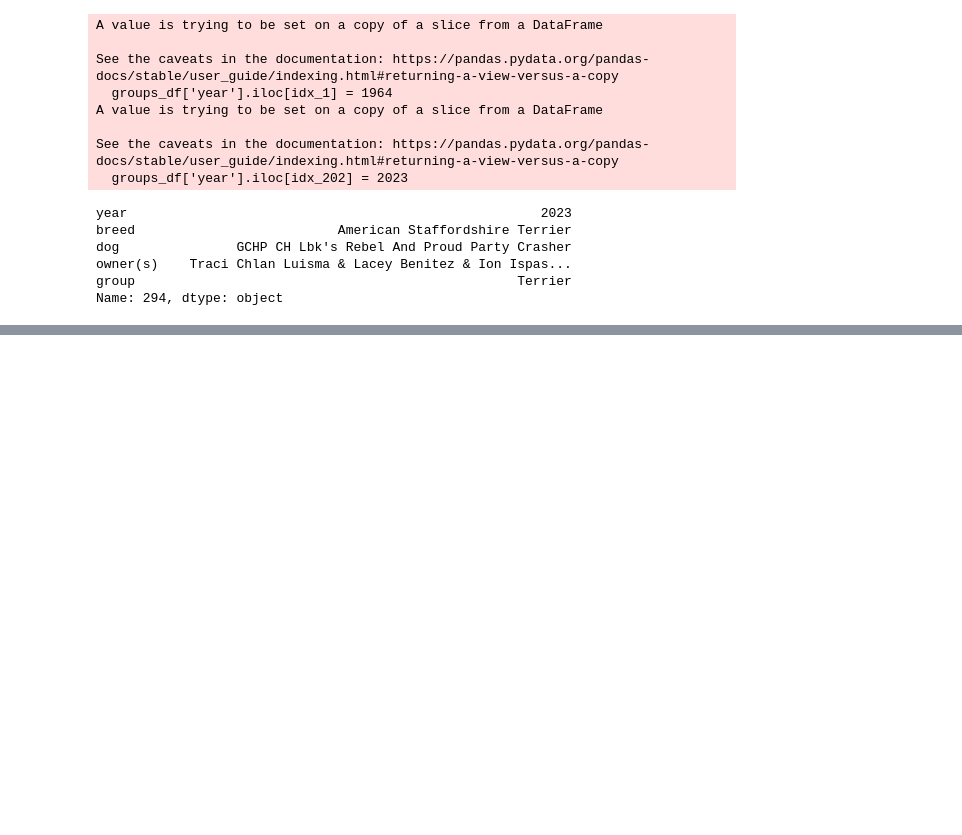
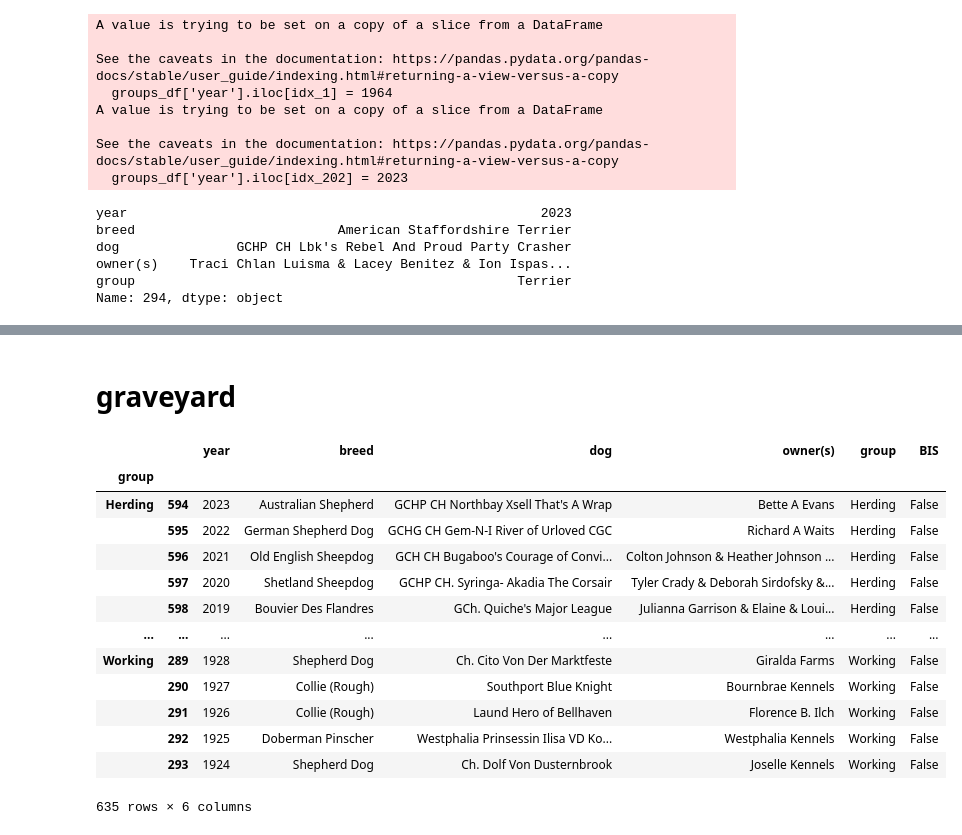
Before and after one commit to freudiandrip/WKC, a Jupyter notebook: WKC_merged.ipynb, the cells around one changed output, grey strips where cells are left out. Saved outputs shown, nothing was run; the diff lists cells and outputs as text; code cells hidden in the pictures; blank space fills up the shorter version.

Commit message:
cleaned, merged, standardized groups to CONSISTENT length

```diff
--- a/WKC_merged.ipynb
+++ b/WKC_merged.ipynb
@@ -74,0 +75,4 @@ BIS_sliced.head()
+# %%
+# merging
+merged_df = pd.merge(groups_df, ref_df, left_on=['year', 'breed'], right_on=['year', 'breed'], how='outer')
+merged_df['BIS'] = merged_df['BIS'].fillna(False)
@@ -74,0 +90,24 @@ BIS_sliced.head()
+# %%
+# locate and manually clean
+patterns = ['^[Ss]porting',
+            '^[Tt]errier',
+            '^[Hh]ound',
+            '^[Hh]ound',
+            '^[Hh]erding'
+           ]
+
+years = [1974, 2006, 2008, 2015, 2017]
+
+index_list = []
+
+for i in range(len(years)):
+    pattern = patterns[i]
+    year = years[i]
+
+    group = merged_df.loc[(merged_df['year'] == year) & (merged_df['group']
+                                                 .str
+                                                 .contains(pattern, regex=True)
+                                                )]
+    dog_i = group.index[0]
+    index_list.append(dog_i)
+    merged_df['BIS'].iloc[dog_i] = True # rewrite @ index
@@ -74,0 +137,10 @@ BIS_sliced.head()
+# %%
+
+# check for rewrite @ index
+# print(index_list)
+# for i in index_list:
+#     pp.pprint(merged_df.iloc[i])
+
+# remove 5 tail end values - DO NOT RUN MORE THAN ONCE.
+merged_df.drop(merged_df.tail(5).index, inplace=True)
+merged_df
@@ -74,0 +230,2 @@ BIS_sliced.head()
+# %% [markdown]
+# graveyard
@@ -75 +234,19 @@ BIS_sliced.head()
+# %%
+grouped_df = merged_df.groupby('group', group_keys=True).apply(lambda x: x)
+grouped_df
+# %% [output]
+|  |  | year | breed | dog | owner(s) | group | BIS |
+| group |  |  |  |  |  |  |  |
+| Herding | 594 | 2023 | Australian Shepherd | GCHP CH Northbay Xsell That's A Wrap | Bette A Evans | Herding | False |
+|  | 595 | 2022 | German Shepherd Dog | GCHG CH Gem-N-I River of Urloved CGC | Richard A Waits | Herding | False |
+|  | 596 | 2021 | Old English Sheepdog | GCH CH Bugaboo's Courage of Convi... | Colton Johnson & Heather Johnson ... | Herding | False |
+|  | 597 | 2020 | Shetland Sheepdog | GCHP CH. Syringa- Akadia The Corsair | Tyler Crady & Deborah Sirdofsky &... | Herding | False |
+|  | 598 | 2019 | Bouvier Des Flandres | GCh. Quiche's Major League | Julianna Garrison & Elaine & Loui... | Herding | False |
+| ... | ... | ... | ... | ... | ... | ... | ... |
+| Working | 289 | 1928 | Shepherd Dog | Ch. Cito Von Der Marktfeste | Giralda Farms | Working | False |
+|  | 290 | 1927 | Collie (Rough) | Southport Blue Knight | Bournbrae Kennels | Working | False |
+|  | 291 | 1926 | Collie (Rough) | Laund Hero of Bellhaven | Florence B. Ilch | Working | False |
+|  | 292 | 1925 | Doberman Pinscher | Westphalia Prinsessin Ilisa VD Ko... | Westphalia Kennels | Working | False |
+|  | 293 | 1924 | Shepherd Dog | Ch. Dolf Von Dusternbrook | Joselle Kennels | Working | False |
+635 rows × 6 columns
 # %%
```
Also changed, not shown: parts of 13 cells of this notebook, 3 other files.
